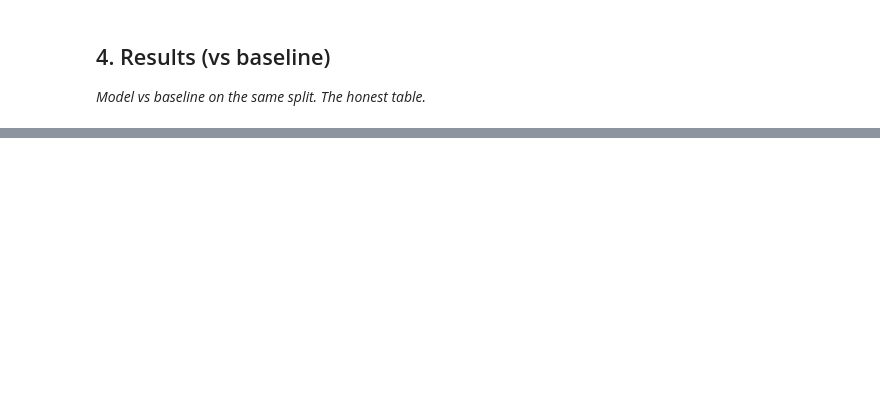
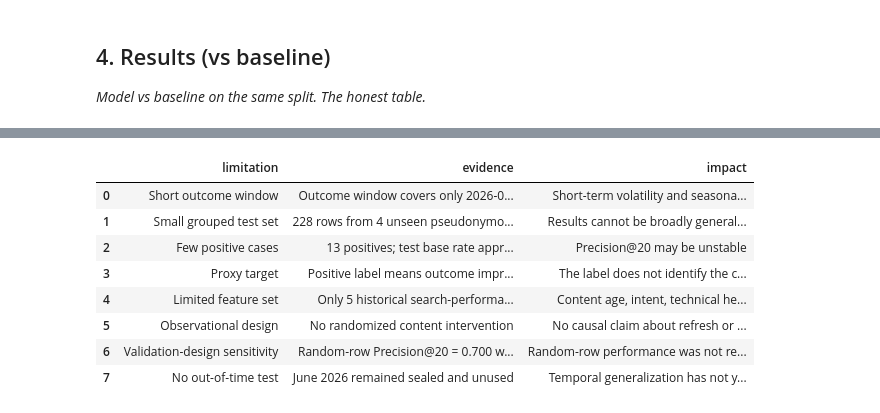
Before and after one commit to Cyb3rVigil/flyrank-ml-internship, a Jupyter notebook: work/notebooks/capstone.ipynb, the cells around one changed output, grey strips where cells are left out. Drawn from its saved outputs; the diff is of its cells as text; code cells hidden in the pictures; blank space fills up the shorter version.

```diff
--- a/work/notebooks/capstone.ipynb
+++ b/work/notebooks/capstone.ipynb
@@ -67,0 +320,85 @@ Before you submit, confirm each line honestly:
+# %%
+import pandas as pd
+
+limitations = pd.DataFrame([
+    {
+        "limitation": "Short outcome window",
+        "evidence": "Outcome window covers only 2026-03-22 to 2026-03-31",
+        "impact": "Short-term volatility and seasonality may affect the label"
+    },
+    {
+        "limitation": "Small grouped test set",
+        "evidence": "228 rows from 4 unseen pseudonymous clients",
+        "impact": "Results cannot be broadly generalized"
+    },
+    {
+        "limitation": "Few positive cases",
+        "evidence": "13 positives; test base rate approximately 0.057",
+        "impact": "Precision@20 may be unstable"
+    },
+    {
+        "limitation": "Proxy target",
+        "evidence": (
+            "Positive label means outcome impressions/day were below "
+            "80% of historical impressions/day"
+        ),
+        "impact": "The label does not identify the cause of decline"
+    },
+    {
+        "limitation": "Limited feature set",
+        "evidence": "Only 5 historical search-performance features",
+        "impact": (
+            "Content age, intent, technical health, seasonality, "
+            "and editorial history are not represented"
+        )
+    },
+    {
+        "limitation": "Observational design",
+        "evidence": "No randomized content intervention",
+        "impact": "No causal claim about refresh or traffic recovery is supported"
+    },
+    {
+        "limitation": "Validation-design sensitivity",
+        "evidence": (
+            "Random-row Precision@20 = 0.700 with 12 overlapping clients; "
+            "grouped Precision@20 = 0.000 with zero overlap"
+        ),
+        "impact": "Random-row performance was not reliable evidence of generalization"
+    },
+    {
+        "limitation": "No out-of-time test",
+        "evidence": "June 2026 remained sealed and unused",
+        "impact": "Temporal generalization has not yet been demonstrated"
+    }
+])
+
+display(limitations)
+
+claim_status = {
+    "causal_claim_supported": False,
+    "automatic_deployment_supported": False,
+    "broad_generalization_supported": False,
+    "human_review_required": True
+}
+
+assert claim_status["causal_claim_supported"] is False
+assert claim_status["automatic_deployment_supported"] is False
+assert claim_status["broad_generalization_supported"] is False
+assert claim_status["human_review_required"] is True
+
+print("Number of documented limitations:", len(limitations))
+print("Causal claims supported:", claim_status["causal_claim_supported"])
+print(
+    "Final framing: directional evidence only; "
+    "production automation remains blocked."
+)
+# %% [output]
+|  | limitation | evidence | impact |
+| 0 | Short outcome window | Outcome window covers only 2026-0... | Short-term volatility and seasona... |
+| 1 | Small grouped test set | 228 rows from 4 unseen pseudonymo... | Results cannot be broadly general... |
+| 2 | Few positive cases | 13 positives; test base rate appr... | Precision@20 may be unstable |
+| 3 | Proxy target | Positive label means outcome impr... | The label does not identify the c... |
+| 4 | Limited feature set | Only 5 historical search-performa... | Content age, intent, technical he... |
+| 5 | Observational design | No randomized content intervention | No causal claim about refresh or ... |
+| 6 | Validation-design sensitivity | Random-row Precision@20 = 0.700 w... | Random-row performance was not re... |
+| 7 | No out-of-time test | June 2026 remained sealed and unused | Temporal generalization has not y... |
```
Also changed, not shown: parts of 25 cells of this notebook.
